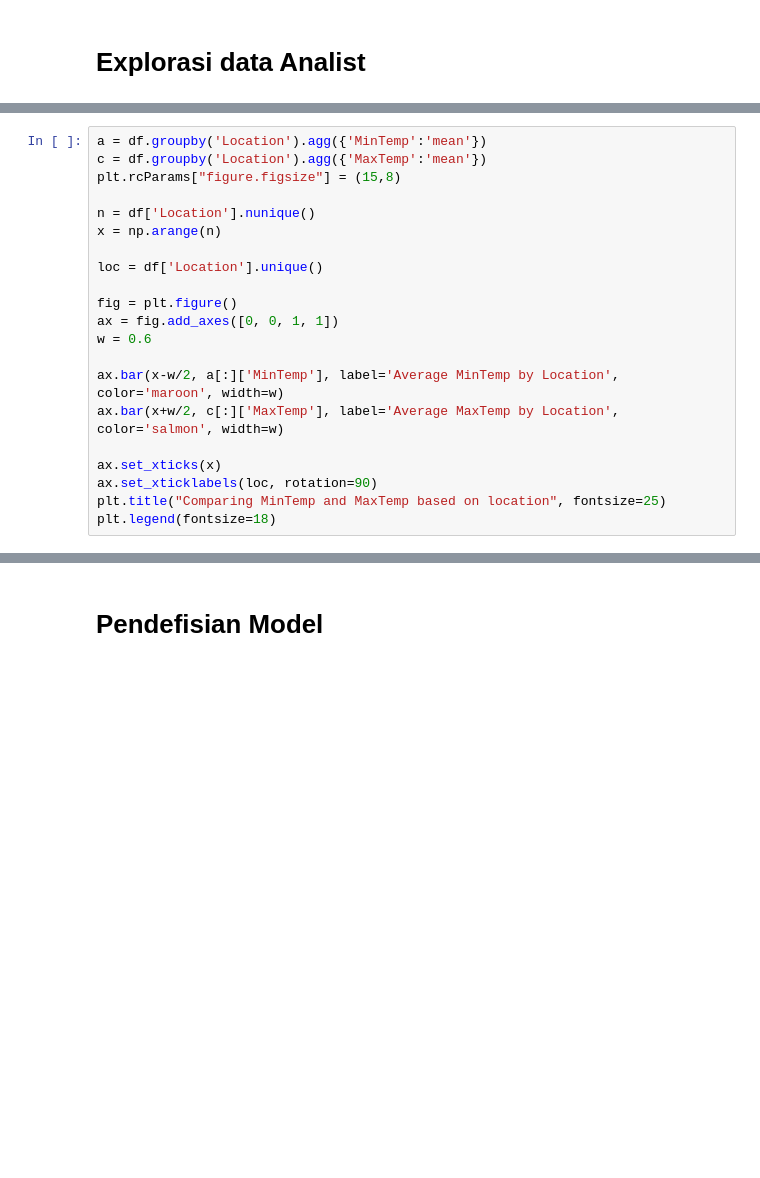
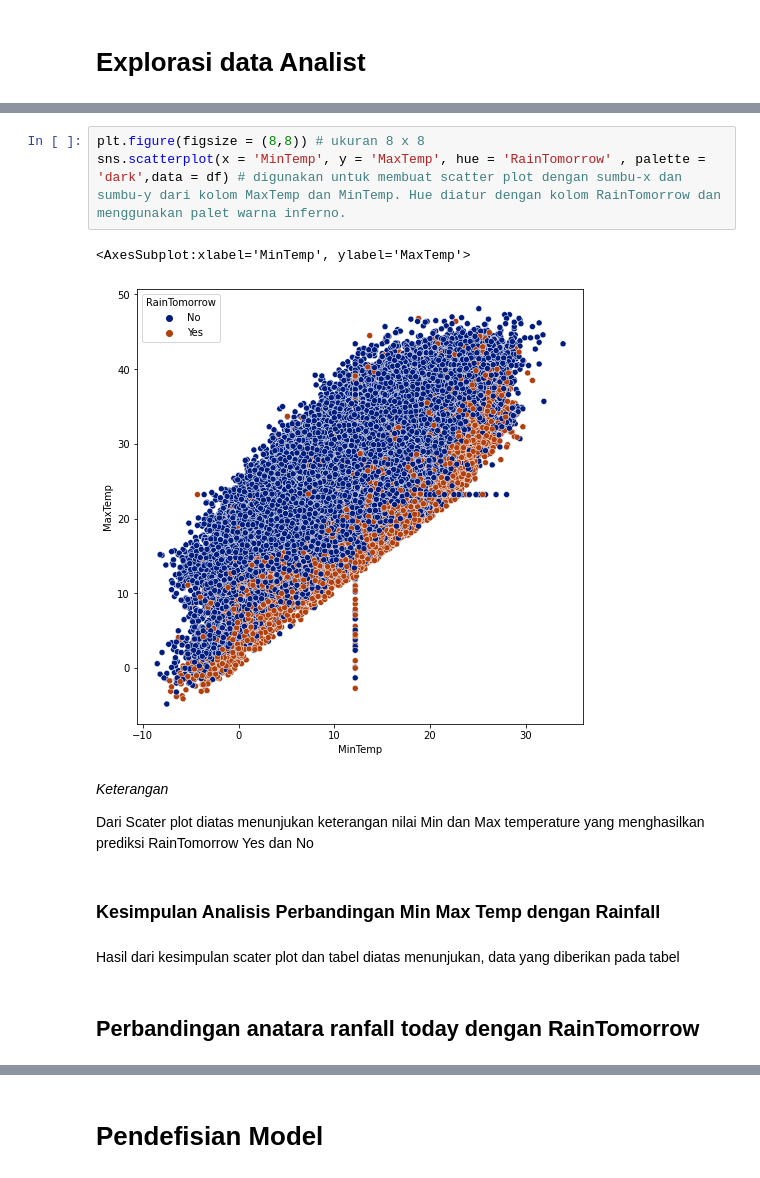
Before and after one commit to Mazcho/Perbandingan-Algoritma-Logistic-Regresi-dan-SVM-dalam-memprediksi-cuaca-_Hacktiv8-FinalProject2, a Jupyter notebook: PYTN_KampusMerdeka_FP2_Hacktiv8.ipynb, the cells around one changed output, grey strips where cells are left out. Cells and saved outputs as stored; diff of their text form; blank space fills up the shorter version.

```diff
--- a/PYTN_KampusMerdeka_FP2_Hacktiv8.ipynb
+++ b/PYTN_KampusMerdeka_FP2_Hacktiv8.ipynb
@@ -630,21 +354,0 @@ plt.show()
-# %%
-a = df.groupby('Location').agg({'MinTemp':'mean'})
-c = df.groupby('Location').agg({'MaxTemp':'mean'})
-plt.rcParams["figure.figsize"] = (15,8)
-
-n = df['Location'].nunique()
-x = np.arange(n)
-
-loc = df['Location'].unique()
-
-fig = plt.figure()
-ax = fig.add_axes([0, 0, 1, 1])
-w = 0.6
-
-ax.bar(x-w/2, a[:]['MinTemp'], label='Average MinTemp by Location', color='maroon', width=w)
-ax.bar(x+w/2, c[:]['MaxTemp'], label='Average MaxTemp by Location', color='salmon', width=w)
-
-ax.set_xticks(x)
-ax.set_xticklabels(loc, rotation=90)
-plt.title("Comparing MinTemp and MaxTemp based on location", fontsize=25)
-plt.legend(fontsize=18)
@@ -751,0 +503,16 @@ Text(0.5, 1.0, 'Rain Today - Rain Tomorrow')
+# %%
+plt.figure(figsize = (8,8)) # ukuran 8 x 8
+sns.scatterplot(x = 'MinTemp', y = 'MaxTemp', hue = 'RainTomorrow' , palette = 'dark',data = df) # digunakan untuk membuat scatter plot dengan sumbu-x dan sumbu-y dari kolom MaxTemp dan MinTemp. Hue diatur dengan kolom RainTomorrow dan menggunakan palet warna inferno.
+# %% [output]
+<AxesSubplot:xlabel='MinTemp', ylabel='MaxTemp'>
+[figure, added]
+# %% [markdown]
+_Keterangan_
+
+Dari Scater plot diatas menunjukan keterangan nilai Min dan Max temperature yang menghasilkan prediksi  RainTomorrow Yes dan No
+# %% [markdown]
+### Kesimpulan Analisis Perbandingan Min Max Temp dengan Rainfall
+# %% [markdown]
+Hasil dari kesimpulan scater plot dan tabel diatas menunjukan, data yang diberikan pada tabel
+# %% [markdown]
+## Perbandingan anatara ranfall today dengan RainTomorrow
```
Also changed, not shown: parts of 108 cells of this notebook.
